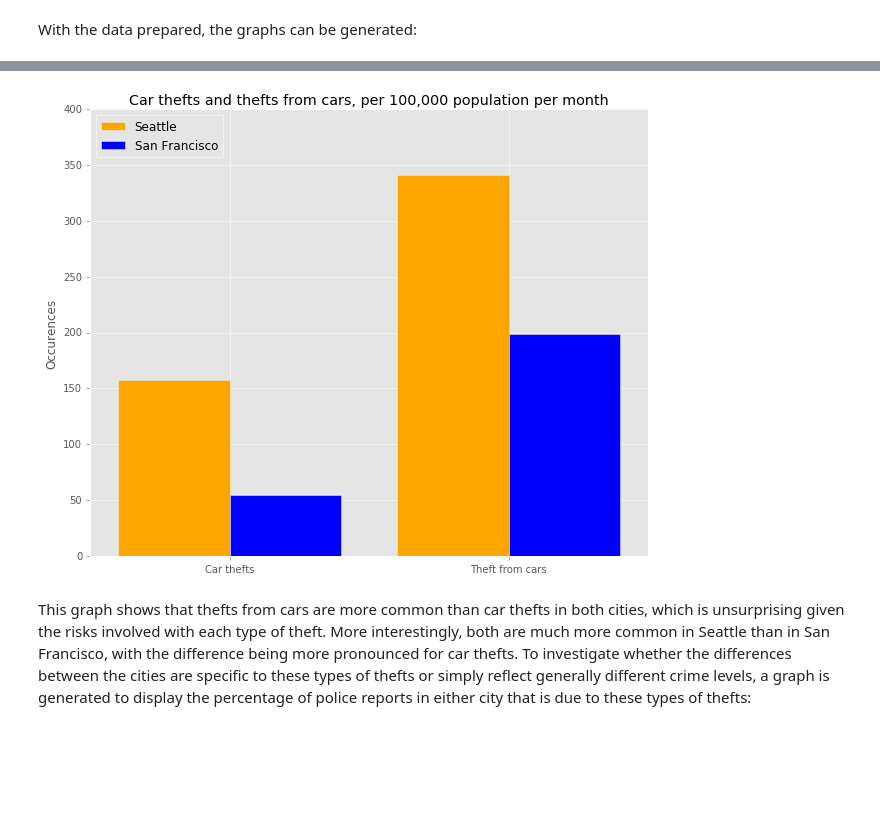
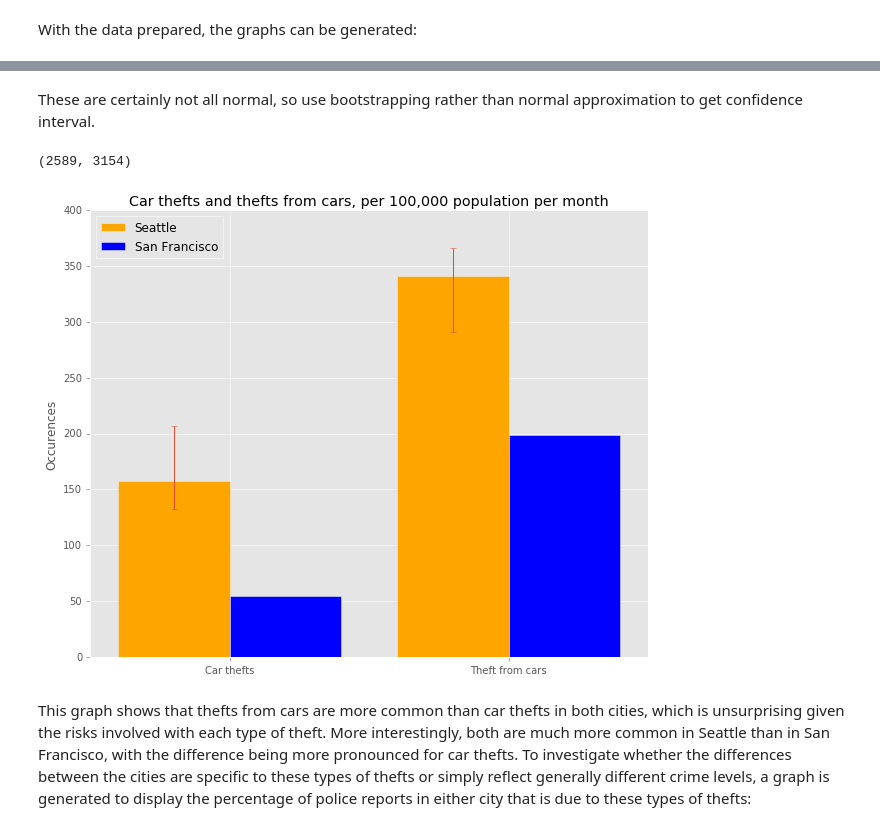
Before and after one commit to albertwildeman/Car-theft-Seattle-SF, a Jupyter notebook: Car_theft_Seattle_SF.ipynb, the cells around one changed output, grey strips where cells are left out. Drawn from its saved outputs; the diff is of its cells as text; code cells hidden in the pictures; blank space fills up the shorter version.

Commit message:
adding bootstrapped CIs (incomplete)

```diff
--- a/Car_theft_Seattle_SF.ipynb
+++ b/Car_theft_Seattle_SF.ipynb
@@ -10,7 +10,7 @@ import pandas as pd
 import matplotlib.pyplot as plt
 import matplotlib
 %matplotlib inline
-matplotlib.rcParams['figure.figsize'] = (10.0, 8.0)
+matplotlib.rcParams['figure.figsize'] = (12.0, 8.0)
 plt.style.use('ggplot')
 # %% [markdown]
 the raw data from each city is loaded and used to compile the occurrences of each type of theft for each city, both as a count per month per 100,000 population and as a percentage of total police reports:
@@ -48,23 +79,48 @@ With the data prepared, the graphs can be generated:
+# %% [markdown]
+These are certainly not all normal, so use bootstrapping rather than normal approximation to get confidence interval.
+# %%
+
+
+def bootstrap_sum(data, num_samples, alpha):
+    """Returns bootstrap estimate of 100.0*(1-alpha) CI for statistic."""
+    n = len(data)
+    idx = np.random.randint(0, n, (num_samples, n))
+    samples = data[idx]
+    #stat = np.sort(statistic(samples, 0))
+    stat = np.sort(samples.sum(axis=1), 0)
+    return (stat[int((alpha/2.0)*num_samples)],
+            stat[int((1-alpha/2.0)*num_samples)])
+
+n_samples = 10000
+alpha = 0.05
+Se_cartheft_CI = bootstrap_sum(Se_cartheft_byday, n_samples, alpha)
+SF_cartheft_CI = bootstrap_sum(SF_cartheft_byday, n_samples, alpha)
+Se_carprowl_CI = bootstrap_sum(Se_carprowl_byday, n_samples, alpha)
+SF_carprowl_CI = bootstrap_sum(SF_carprowl_byday, n_samples, alpha)
+
+print(Se_theft_CI)
+# %% [output]
+(2589, 3154)
 # %%
 # open up a figure
 fig, ax = plt.subplots()
 ind = np.arange(2)  # the x locations for the groups
 width = 0.4     # the width of the bars
 
 # Create bar graphs for the thefts of each type, per city, in count per month per 100,000 population:
-bars_pop_Se = ax.bar(ind+0.1, per_pop.Se.values, width, color='orange')
+bars_pop_Se = ax.bar(ind+0.1, per_pop.Se.values, width, color='orange', yerr=[[25,50],[50,25]])
 bars_pop_SF = ax.bar(ind+0.1+width, per_pop.SF.values, width, color='b')
 
 # add some text for labels, title and axes ticks
 ax.set_title('Car thefts and thefts from cars, per 100,000 population per month')
 ax.set_ylabel('Occurences')
 ax.set_xticks(ind + 0.1 + width); ax.set_xticklabels(('Car thefts', 'Theft from cars'))
 ax.xaxis.tick_bottom(); ax.yaxis.tick_left()
 ax.set_ylim(0,400)
 # add legend
 ax.legend((bars_pop_Se[0], bars_pop_SF[0]), ('Seattle', 'San Francisco'), loc='upper left');
 # %% [output]
-[figure, old version]
+[figure, new version]
 # %% [markdown]
 This graph shows that thefts from cars are more common than car thefts in both cities, which is unsurprising given the risks involved with each type of theft. More interestingly, both are much more common in Seattle than in San Francisco, with the difference being more pronounced for car thefts.
 To investigate whether the differences between the cities are specific to these types of thefts or simply reflect generally different crime levels, a graph is generated to display the percentage of police reports in either city that is due to these types of thefts:
```
Also changed, not shown: parts of 2 cells of this notebook.
